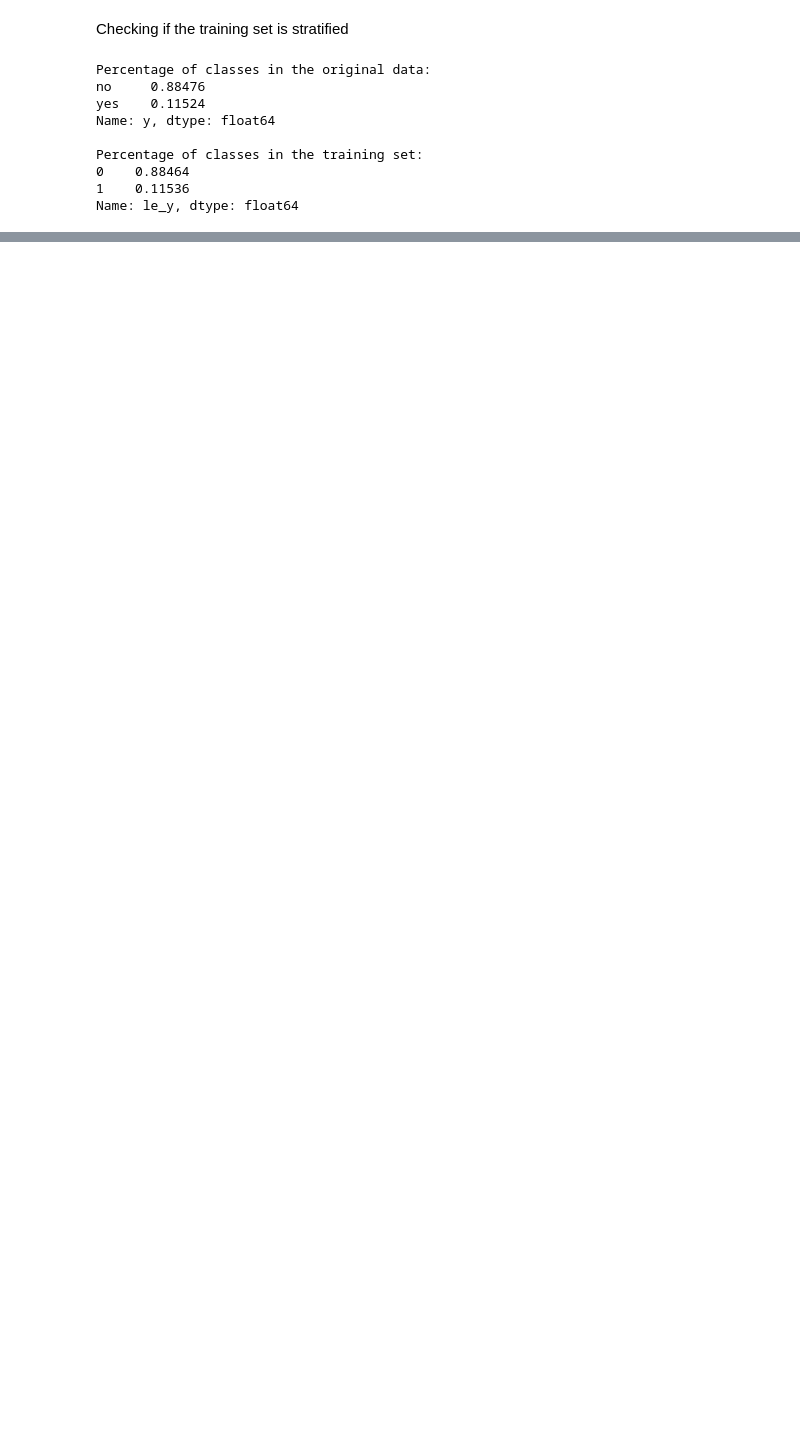
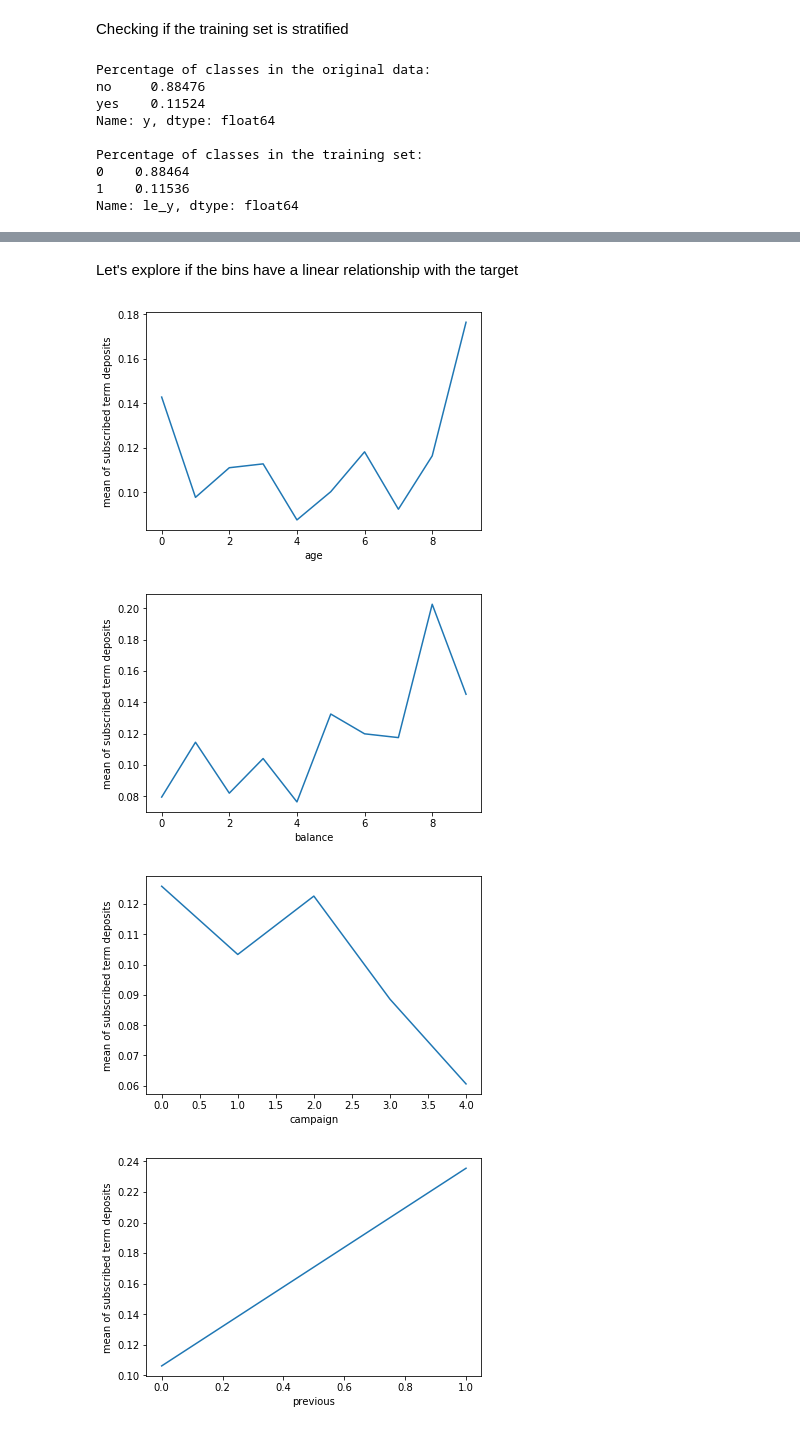
Before and after one commit to fredboneML/Bank-Direct-Marketing, a Jupyter notebook: Bank-Direct-Marketing.ipynb, the cells around one changed output, grey strips where cells are left out. Cells and saved outputs as stored; diff of their text form; code cells hidden in the pictures; blank space fills up the shorter version.

```diff
--- a/Bank-Direct-Marketing.ipynb
+++ b/Bank-Direct-Marketing.ipynb
@@ -299,0 +294,4 @@ ValueError: not enough values to unpack (expected 2, got 1)
+# %%
+# With feature engine we can automate the process for many variables in one line of code
+disc = EqualFrequencyDiscretiser(q=10, variables = ['age', 'balance', 'campaign', 'previous'])
+disc.fit(X_train)
@@ -299,0 +328,4 @@ ValueError: not enough values to unpack (expected 2, got 1)
+# %%
+# Transform train and text
+train_t = disc.transform(X_train)
+test_t = disc.transform(X_test)
@@ -299,0 +341,13 @@ ValueError: not enough values to unpack (expected 2, got 1)
+# %% [markdown]
+Let's explore if the bins have a linear relationship with the target
+# %%
+num_var_check_monotomic_relat = ['age', 'balance', 'campaign', 'previous']
+for i in range(len(num_var_check_monotomic_relat)):
+    pd.concat([train_t, y_train], axis=1).groupby(num_var_check_monotomic_relat[i])['le_y'].mean().plot()
+    plt.ylabel('mean of subscribed term deposits')
+    plt.show()
+# %% [output]
+[figure, added]
+[figure, added]
+[figure, added]
+[figure, added]
```
Also changed, not shown: parts of 38 cells of this notebook, 6 other files.
